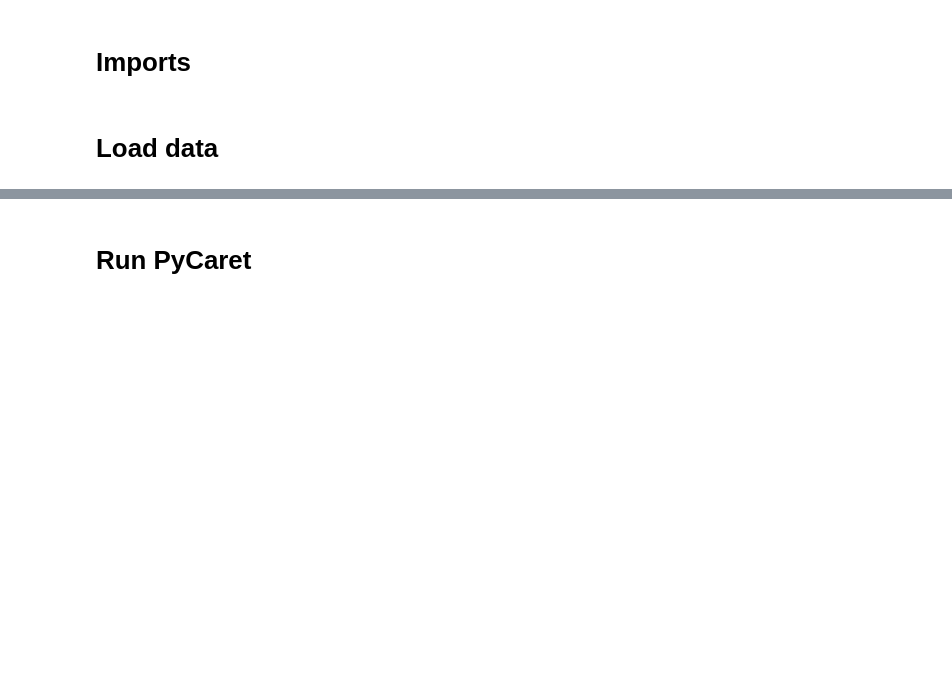
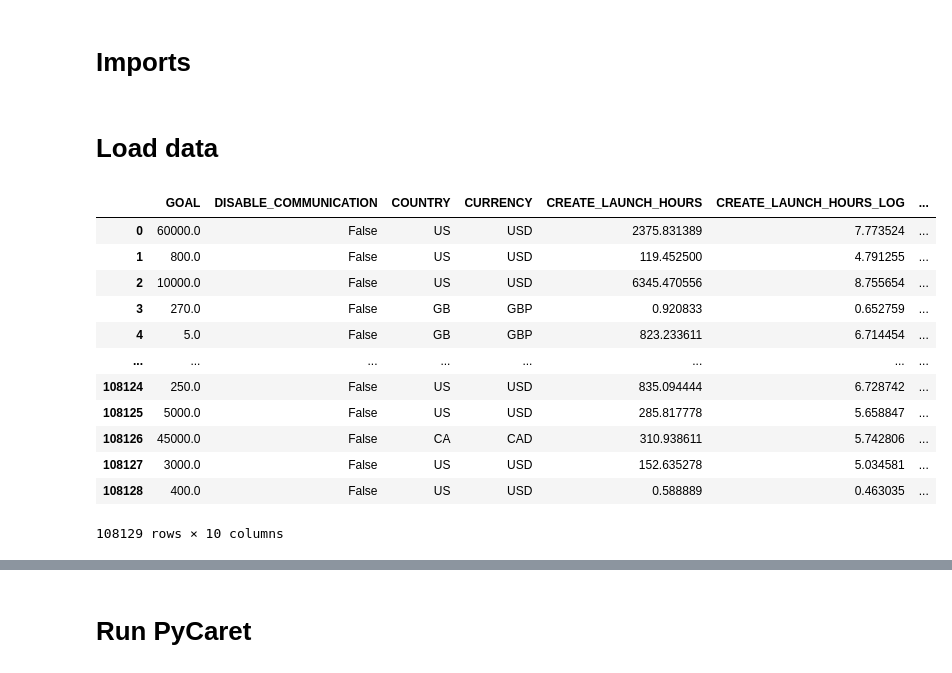
Before and after one commit to SimeonHristov99/kcikstarter, a Jupyter notebook: 01_Scripts/04_3_PyCaret_log_backers_evaluate.ipynb, the cells around one changed output, grey strips where cells are left out. Saved outputs shown, nothing was run; the diff lists cells and outputs as text; code cells hidden in the pictures; blank space fills up the shorter version.

```diff
--- a/01_Scripts/04_3_PyCaret_log_backers_evaluate.ipynb
+++ b/01_Scripts/04_3_PyCaret_log_backers_evaluate.ipynb
@@ -8,5 +18,7 @@ import pycaret.regression as pr
 # %%
-cols_to_drop = [
+c = Controller('i02')
+
+COLS_TO_DROP = [
     'PROJECT_ID',
     'TRAIN_VAL_TEST_SPLIT',
     'DEADLINE',
@@ -20,11 +32,37 @@ cols_to_drop = [
     'FINAL_STATUS',
     'BACKERS_COUNT',
 ]
+
+PLOT_TYPES = [
+    'pipeline',
+    'residuals',
+    'error',
+    'cooks',
+    'vc',
+    'feature',
+    'feature_all',
+    'parameter',
+    'tree',
+]
 # %% [markdown]
 # Load data
 # %%
-filepath = fr'/kaggle/input/kickstarter/01_df_development.pkl'
+filepath = fr'{c.get_path_data_prepared()}/01_df_development.pkl'
 df_development = pd.read_pickle(filepath)
 df_development['BACKERS_COUNT_LOG'] = np.log1p(df_development['BACKERS_COUNT'])
-df_development = df_development.drop(cols_to_drop, axis=1)
+df_development = df_development.drop(COLS_TO_DROP, axis=1)
 df_development
+# %% [output]
+|  | GOAL | DISABLE_COMMUNICATION | COUNTRY | CURRENCY | CREATE_LAUNCH_HOURS | CREATE_LAUNCH_HOURS_LOG | ... |
+| 0 | 60000.0 | False | US | USD | 2375.831389 | 7.773524 | ... |
+| 1 | 800.0 | False | US | USD | 119.452500 | 4.791255 | ... |
+| 2 | 10000.0 | False | US | USD | 6345.470556 | 8.755654 | ... |
+| 3 | 270.0 | False | GB | GBP | 0.920833 | 0.652759 | ... |
+| 4 | 5.0 | False | GB | GBP | 823.233611 | 6.714454 | ... |
+| ... | ... | ... | ... | ... | ... | ... | ... |
+| 108124 | 250.0 | False | US | USD | 835.094444 | 6.728742 | ... |
+| 108125 | 5000.0 | False | US | USD | 285.817778 | 5.658847 | ... |
+| 108126 | 45000.0 | False | CA | CAD | 310.938611 | 5.742806 | ... |
+| 108127 | 3000.0 | False | US | USD | 152.635278 | 5.034581 | ... |
+| 108128 | 400.0 | False | US | USD | 0.588889 | 0.463035 | ... |
+108129 rows × 10 columns
```
Also changed, not shown: parts of 23 cells of this notebook, 5 other files.
